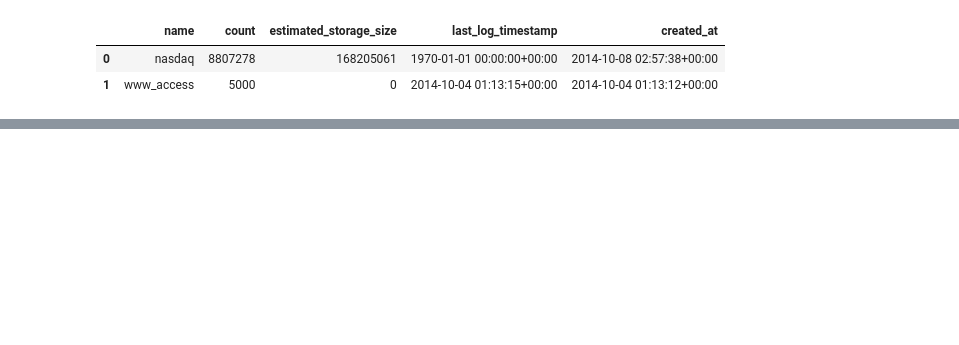
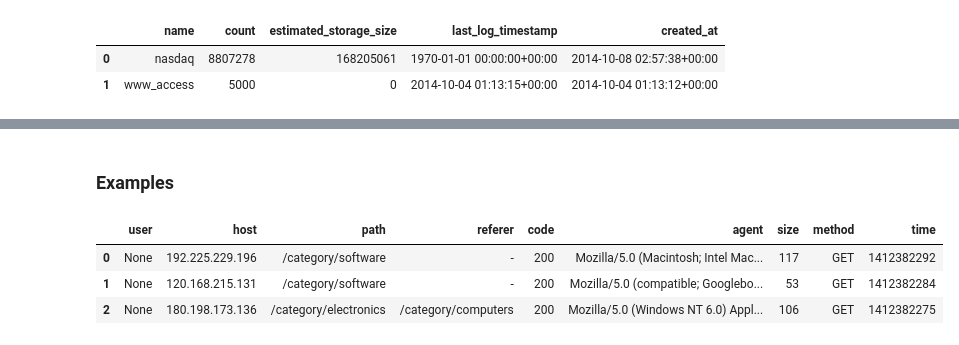
Before and after one commit to treasure-data/pandas-td, a Jupyter notebook: doc/tutorial.ipynb, the cells around one changed output, grey strips where cells are left out. Cells and saved outputs as stored; diff of their text form; code cells hidden in the pictures; blank space fills up the shorter version.

```diff
--- a/doc/tutorial.ipynb
+++ b/doc/tutorial.ipynb
@@ -68,0 +127,11 @@ read_td('select * from tutorial.tut1', presto)
+# %% [markdown]
+### Examples
+# %%
+# Read all records (up to 10,000 rows by default)
+df = td.read_td_table("www_access", presto)
+df.head(3)
+# %% [output]
+|  | user | host | path | referer | code | agent | size | method | time |
+| 0 | None | 192.225.229.196 | /category/software | - | 200 | Mozilla/5.0 (Macintosh; Intel Mac... | 117 | GET | 1412382292 |
+| 1 | None | 120.168.215.131 | /category/software | - | 200 | Mozilla/5.0 (compatible; Googlebo... | 53 | GET | 1412382284 |
+| 2 | None | 180.198.173.136 | /category/electronics | /category/computers | 200 | Mozilla/5.0 (Windows NT 6.0) Appl... | 106 | GET | 1412382275 |
```
Also changed, not shown: parts of 30 cells of this notebook.
